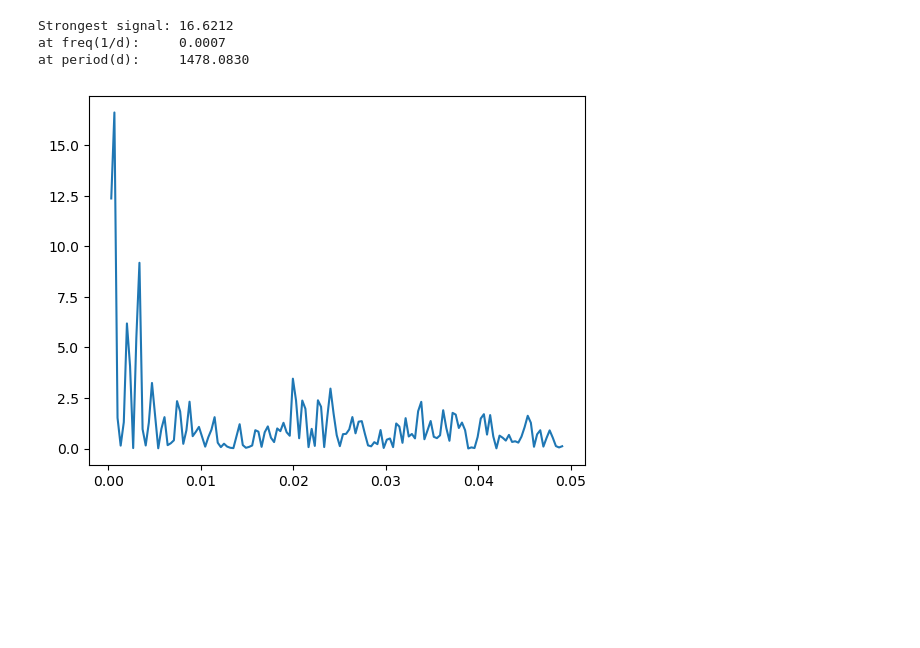
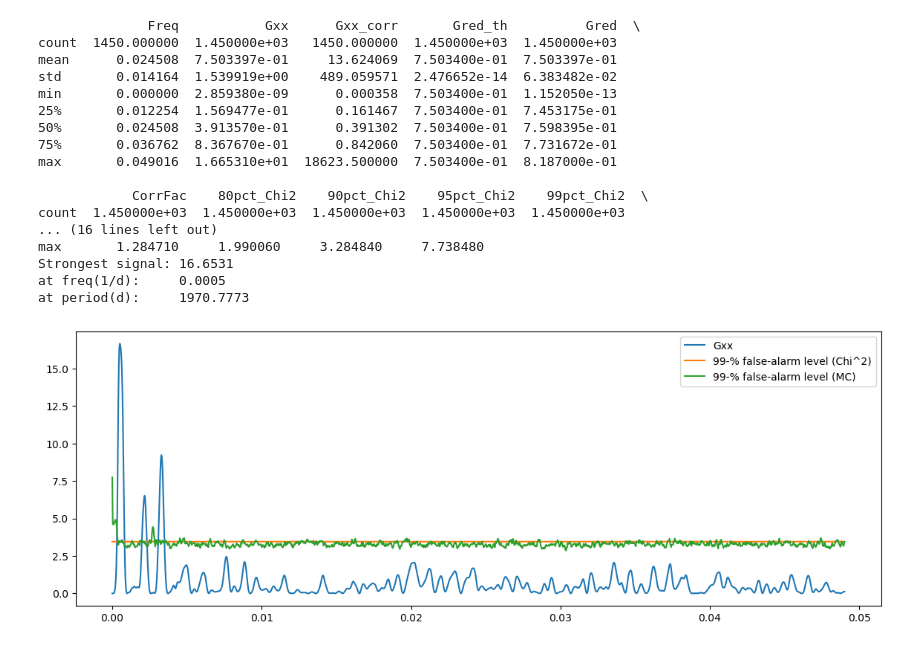
Before and after one commit to skp80286/smbhb_detection, a Jupyter notebook: redfit.ipynb, the cells around one changed output. Cells and saved outputs as stored; diff of their text form; code cells hidden in the pictures; blank space fills up the shorter version.

Commit message:
REDFIT analysis - set ofac to 10, Add FAP levels, Improve graphs

```diff
--- a/redfit.ipynb
+++ b/redfit.ipynb
@@ -12,20 +12,42 @@ m = np.vstack((t, mag)).T
 np.savetxt("data/PG1302_CRTS_REDFIT.dat", m, delimiter="\t")
 # %%
 import matplotlib.pyplot as plt
+import pandas as pd
 
-analysis = np.genfromtxt("PG1302_CRTS.red.edited.txt", names="Freq, Gxx, Gxx_corr, Gred_th, Gred, CorrFac, 80pct_Chi2, 90pct_Chi2, 95pct_Chi2, 99pct_Chi2", delimiter="  ", skip_header=1)
+analysis = np.genfromtxt("PG1302_CRTS-ofac10.red", names="Freq, Gxx, Gxx_corr, Gred_th, Gred, CorrFac, 80pct_Chi2, 90pct_Chi2, 95pct_Chi2, 99pct_Chi2, 80pct_MC, 90pct_MC, 95pct_MC, 99pct_MC", delimiter="  ", skip_header=50)
 #print(str(analysis[:10]))
+print(pd.DataFrame(analysis.flatten()).describe())
 freq = analysis["Freq"]
 gxx = analysis["Gxx"]
 k = np.unravel_index(np.argmax(gxx), gxx.shape)
 print('Strongest signal: {0:.4f}'.format(gxx[k]))
 print('at freq(1/d):     {0:.4f}'.format(freq[k]))
 print('at period(d):     {0:.4f}'.format(1/freq[k]))
 
-plt.plot(analysis["Freq"], analysis["Gxx"])
+plt.figure().set_figwidth(14)
+plt.plot(analysis["Freq"], analysis["Gxx"], label="Gxx")
+#plt.plot(analysis["Freq"], analysis["Gxx_corr"], label="Gxx_corr")
+plt.plot(analysis["Freq"], analysis["99pct_Chi2"], label="99-% false-alarm level (Chi^2)")
+plt.plot(analysis["Freq"], analysis["99pct_MC"], label="99-% false-alarm level (MC)")
+plt.legend()
+
 plt.show()
 # %% [output]
-Strongest signal: 16.6212
-at freq(1/d):     0.0007
-at period(d):     1478.0830
+              Freq           Gxx      Gxx_corr       Gred_th          Gred  \
+count  1450.000000  1.450000e+03   1450.000000  1.450000e+03  1.450000e+03
+mean      0.024508  7.503397e-01     13.624069  7.503400e-01  7.503397e-01
+std       0.014164  1.539919e+00    489.059571  2.476652e-14  6.383482e-02
+min       0.000000  2.859380e-09      0.000358  7.503400e-01  1.152050e-13
+25%       0.012254  1.569477e-01      0.161467  7.503400e-01  7.453175e-01
+50%       0.024508  3.913570e-01      0.391302  7.503400e-01  7.598395e-01
+75%       0.036762  8.367670e-01      0.842060  7.503400e-01  7.731672e-01
+max       0.049016  1.665310e+01  18623.500000  7.503400e-01  8.187000e-01
+
+            CorrFac    80pct_Chi2    90pct_Chi2    95pct_Chi2    99pct_Chi2  \
+count  1.450000e+03  1.450000e+03  1.450000e+03  1.450000e+03  1.450000e+03
+... (16 lines left out)
+max       1.284710     1.990060     3.284840     7.738480
+Strongest signal: 16.6531
+at freq(1/d):     0.0005
+at period(d):     1970.7773
-[figure, old version]
+[figure, new version]
```
Also changed, not shown: 3 other files.
